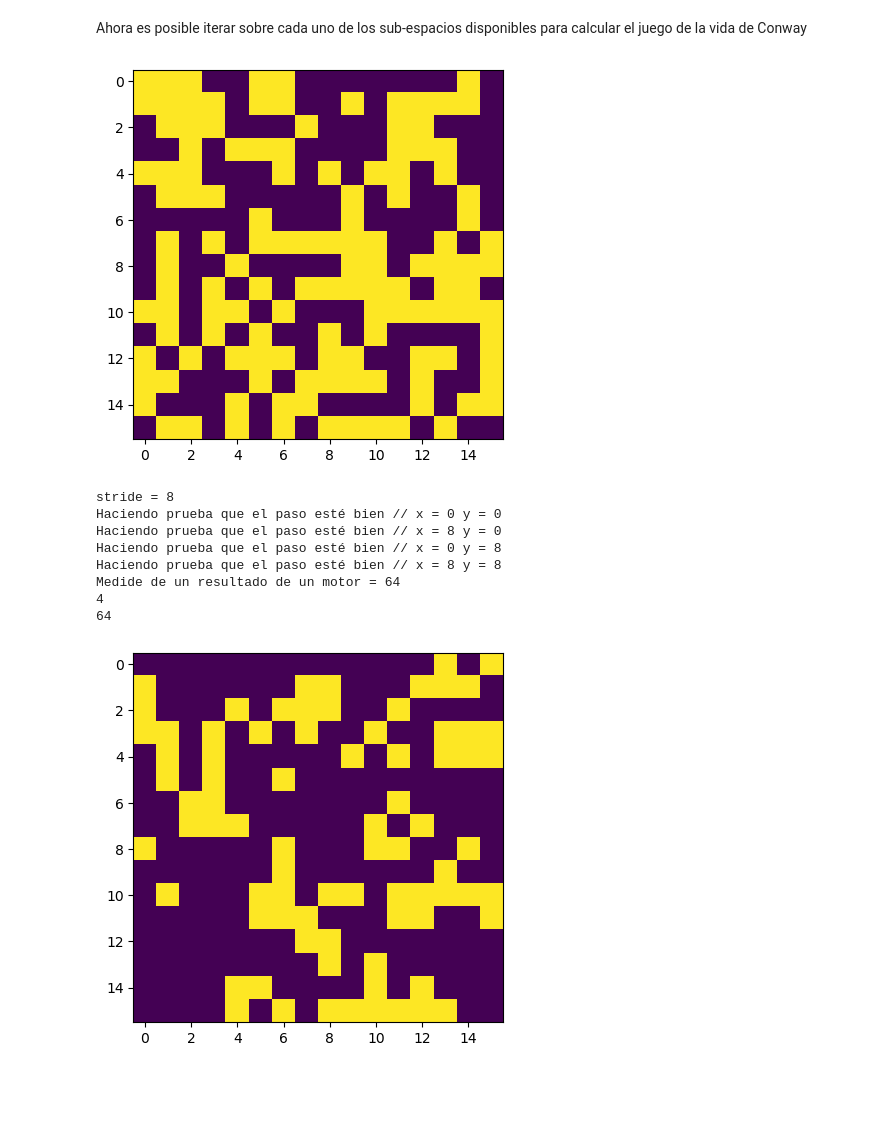
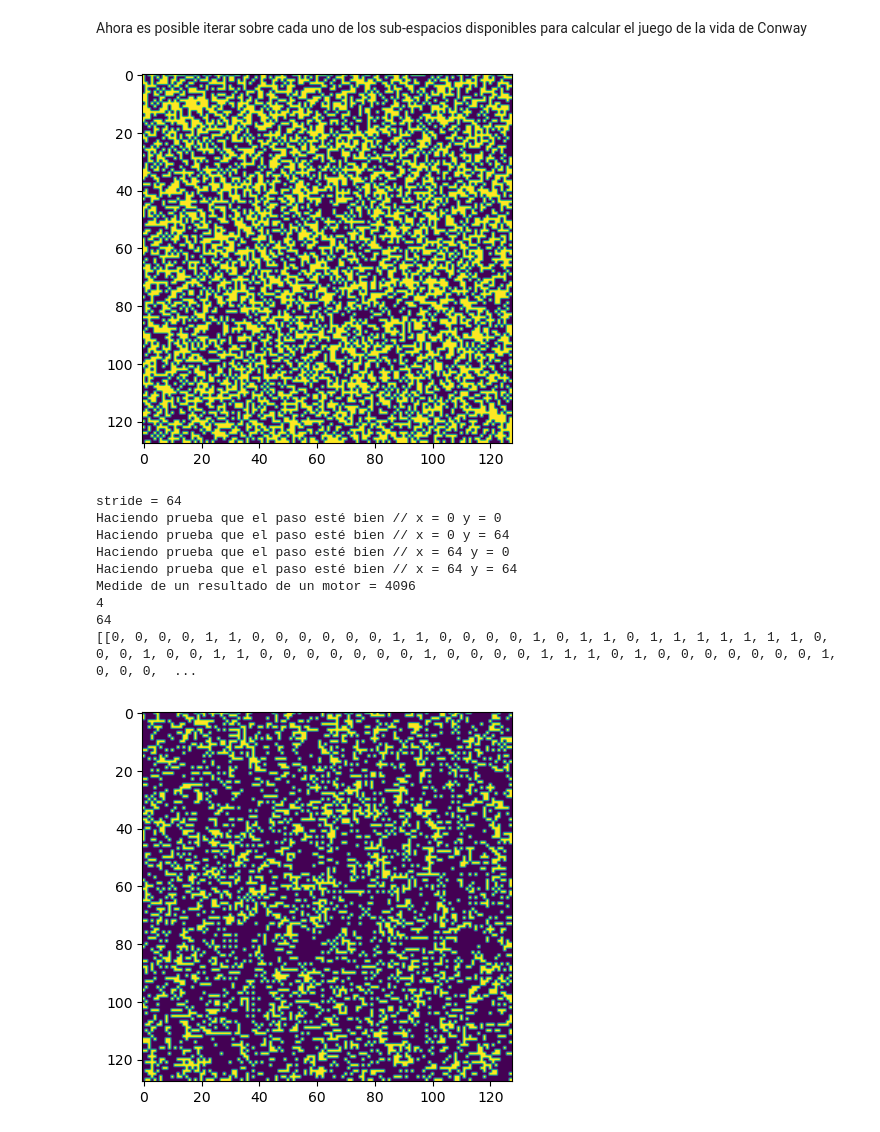
Before and after one commit to Seb0927/FinalProyectPI, a Jupyter notebook: FinalProject.ipynb, the cells around one changed output. Saved outputs shown, nothing was run; the diff lists cells and outputs as text; code cells hidden in the pictures; blank space fills up the shorter version.

```diff
--- a/FinalProject.ipynb
+++ b/FinalProject.ipynb
@@ -117,8 +117,8 @@ import ipyparallel as parallel
 Definimos algunas variables globales para el código del juego de la vida de Conway y también del código encargado de la paralelización
 # %%
 MAX_UNITS = 4 #Numero de engines disponibles
-MAX_X = 16 #Dimensión en X de la grilla
-MAX_Y = 16 #Dimensión en Y de la grilla total
+MAX_X = 128 #Dimensión en X de la grilla
+MAX_Y = 128 #Dimensión en Y de la grilla total
 SUBMAX_X = int(MAX_X/(MAX_UNITS/2)) #Dimensión en X de la subgrilla
 SUBMAX_Y = int(MAX_Y/(MAX_UNITS/2)) #Dimensión en Y de la subgrilla
 # %% [markdown]
@@ -191,12 +191,12 @@ def conway(vector_out, vector_in, stride_x, stride_y):
       elif vector_in[ indice(i,j) ] == 0 and n == 3:
         valor = 1
 
-      if (i > 7):
+      if (i >= SUBMAX_X):
         i1 = i-stride_x
       else:
         i1 = i
 
-      if (j > 7):
+      if (j >= SUBMAX_Y):
         j1 = j-stride_y
       else:
         j1 = j
@@ -217,7 +217,7 @@ plt.imshow(vector.reshape(MAX_X,MAX_Y))
 plt.show()
 print(len(vector_out))
 print(len(vector))
-res = conway_wrapper((vector_out, vector, 0,8))
+res = conway_wrapper((vector_out, vector, 0,2))
 fig = plt.figure()
 plt.imshow(res.reshape(SUBMAX_X,SUBMAX_Y))
 plt.show()
@@ -264,12 +264,12 @@ Terminé
 Ahora es posible iterar sobre cada uno de los sub-espacios disponibles para calcular el juego de la vida de Conway
 # %%
 vector = np.int32( np.random.choice([1,0], MAX_X * MAX_Y, p = [0.50, 0.50]) )
-#vector = np.int32(np.array([0, 0, 0, 0, 0, 1, 1, 0, 0, 1, 1, 0, 0, 0, 0, 0]))
+#vector = np.int32(np.array([0, 0, 0, 0, 0, 1, 1, 1, 0, 0, 0, 0, 0, 0, 0, 0]))
 fig = plt.figure()
 plt.imshow(vector.reshape(MAX_X,MAX_Y))
 plt.show()
 # %% [output]
-[figure, old version]
+[figure, new version]
 # %%
 # print(f"MAX_X = {MAX_X}")
 
@@ -281,43 +281,62 @@ vector_out = np.empty(stride * stride, dtype = np.int32)
 
 # Creación de una lista de listas para los argumentos
 arguments_list = []
-for y in range(0, MAX_X, SUBMAX_X):
-  for x in range(0, MAX_Y, SUBMAX_Y):
+for x in range(0, MAX_X, SUBMAX_X):
+  for y in range(0, MAX_Y, SUBMAX_Y):
     arguments_list.append((vector_out, vector, x, y))
 
 for item in arguments_list:
   print(f"Haciendo prueba que el paso esté bien // x = {item[2]} y = {item[3]}")
 
 # Usando el load_balanced_view para distribuir el trabajo
 amr = view.map_async(conway_wrapper, arguments_list, ordered=True)
 
 # Esperar por los resultados
 results = amr.get()
 
 print(f"Medide de un resultado de un motor = {len(results[0])}")
 
-# Convertir de numpy array a python array
-results = [result.tolist() for result in results]
+# Transformar a submatrices
+for i in range(0, MAX_UNITS):
+  results[i] = results[i].reshape(SUBMAX_X,SUBMAX_Y)
+
+# Inicializar finalResult
+finalResult = []
+# for i in range(0, SUBMAX_X):
+#   finalResult.append([])
+
+def concatenarFilas(array,i):
+  final = []
+  for subArray in array:
+    subArray = subArray.tolist()
+    final += subArray[i]
+
+  return final
+
+for i in range(0, SUBMAX_X):
+  finalResult.append(concatenarFilas(results,i))
+
 print(len(results))
 print(len(results[0]))
 
 #Concatenar todos los resultados obtenidos
-finalResult = []
-for result in results:
-  finalResult += result
+print(finalResult)
+#for result in results:
+#  finalResult += result
 
 finalResult = np.array(finalResult)
 
 fig = plt.figure()
 plt.imshow(finalResult.reshape(MAX_X,MAX_Y))
 plt.show()
 # %% [output]
-stride = 8
+stride = 64
 Haciendo prueba que el paso esté bien // x = 0 y = 0
-Haciendo prueba que el paso esté bien // x = 8 y = 0
-Haciendo prueba que el paso esté bien // x = 0 y = 8
-Haciendo prueba que el paso esté bien // x = 8 y = 8
-Medide de un resultado de un motor = 64
+Haciendo prueba que el paso esté bien // x = 0 y = 64
+Haciendo prueba que el paso esté bien // x = 64 y = 0
+Haciendo prueba que el paso esté bien // x = 64 y = 64
+Medide de un resultado de un motor = 4096
 4
 64
+[[0, 0, 0, 0, 1, 1, 0, 0, 0, 0, 0, 0, 1, 1, 0, 0, 0, 0, 1, 0, 1, 1, 0, 1, 1, 1, 1, 1, 1, 1, 0, 0, 0, 1, 0, 0, 1, 1, 0, 0, 0, 0, 0, 0, 0, 1, 0, 0, 0, 0, 1, 1, 1, 0, 1, 0, 0, 0, 0, 0, 0, 0, 1, 0, 0, 0,  ...
-[figure, old version]
+[figure, new version]
```
Also changed, not shown: parts of 1 cell of this notebook.
